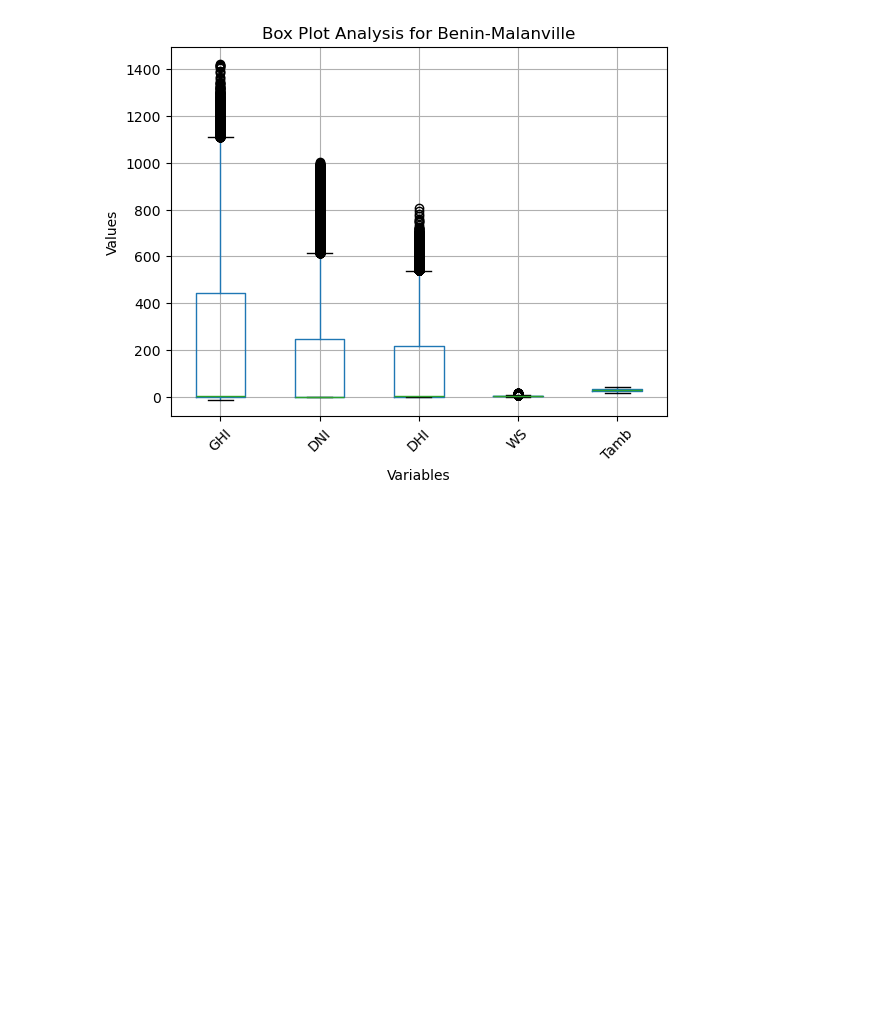
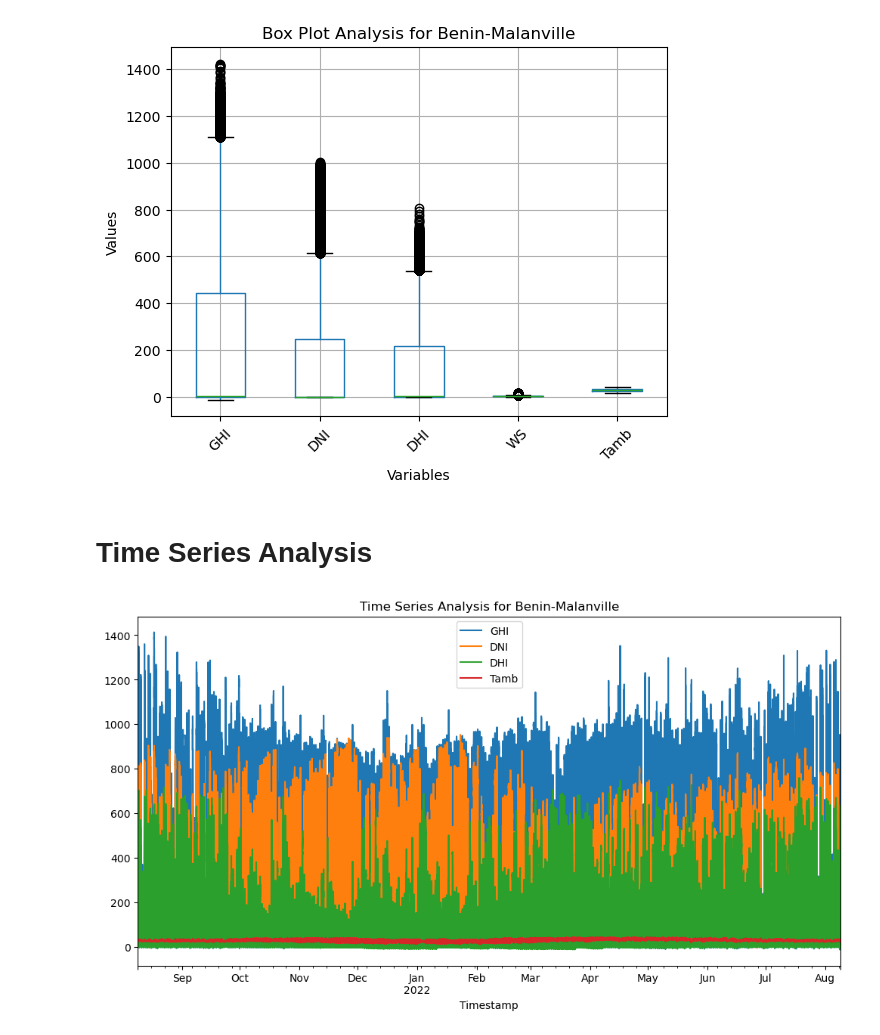
Before and after one commit to YomiyuShambel21/Solar-Radiation, a Jupyter notebook: notebooks/EDA.ipynb, the cells around one changed output. Cells and saved outputs as stored; diff of their text form; code cells hidden in the pictures; blank space fills up the shorter version.

```diff
--- a/notebooks/EDA.ipynb
+++ b/notebooks/EDA.ipynb
@@ -364,3 +364,13 @@ plt.xlabel('Variables')
 plt.show()
 # %% [output]
 [figure]
+# %% [markdown]
+# Time Series Analysis
+# %%
+data['Timestamp'] = pd.to_datetime(data['Timestamp'])
+data.set_index('Timestamp', inplace=True)
+data[['GHI', 'DNI', 'DHI', 'Tamb']].plot(figsize=(12, 6))
+plt.title("Time Series Analysis for Benin-Malanville")
+plt.show()
+# %% [output]
+[figure, added]
```
Also changed, not shown: parts of 23 cells of this notebook, 2 other files.
